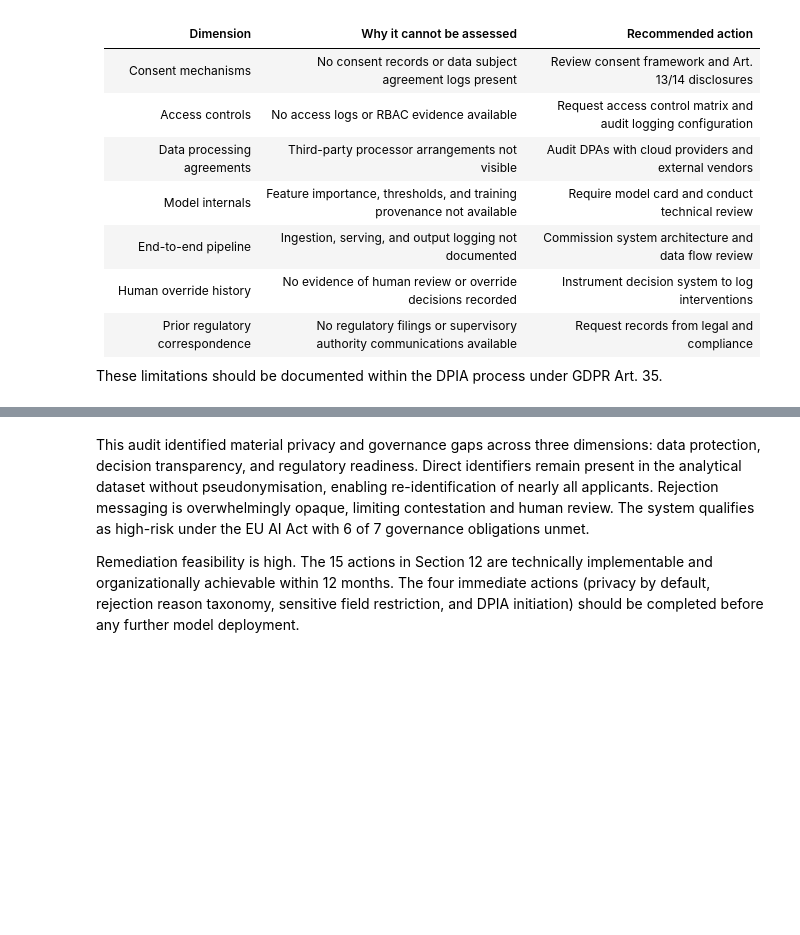
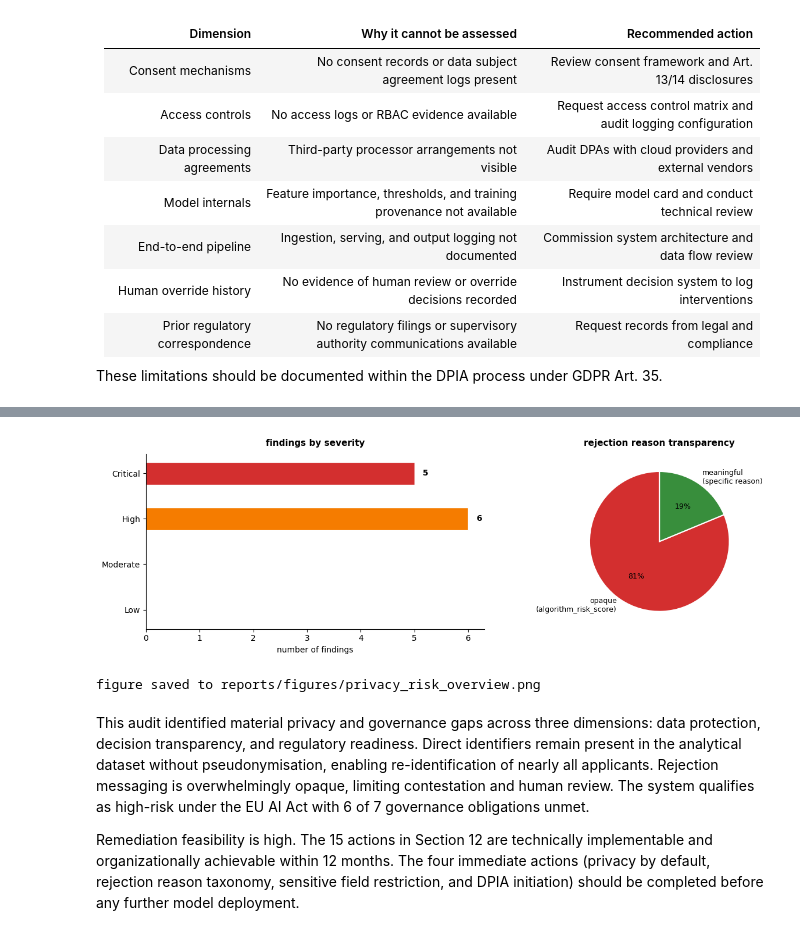
Before and after one commit to mchlkan/dego-2606-group3, a Jupyter notebook: notebooks/03-privacy-demo.ipynb, the cells around one changed output, grey strips where cells are left out. Cells and saved outputs as stored; diff of their text form; code cells hidden in the pictures; blank space fills up the shorter version.

Commit message:
feedback: complete review notebooks for data quality, bias, and privacy; fixed numbering issues

```diff
--- a/notebooks/03-privacy-demo.ipynb
+++ b/notebooks/03-privacy-demo.ipynb
@@ -1293,3 +1161,63 @@ print("figure saved to reports/figures/privacy_risk_overview.png")
+# %%
+import matplotlib.pyplot as plt
+import matplotlib.ticker as mticker
+
+findings = {
+    "Critical": 5,
+    "High": 6,
+    "Moderate": 0,
+    "Low": 0,
+}
+
+colors = {
+    "Critical": "#d32f2f",
+    "High": "#f57c00",
+    "Moderate": "#fbc02d",
+    "Low": "#388e3c",
+}
+
+fig, axes = plt.subplots(1, 2, figsize=(12, 4), gridspec_kw={"width_ratios": [1.4, 1]})
+
+# left: horizontal bar chart of severity counts
+severity_labels = list(findings.keys())
+severity_counts = list(findings.values())
+bar_colors = [colors[s] for s in severity_labels]
+
+axes[0].barh(severity_labels[::-1], severity_counts[::-1], color=bar_colors[::-1], edgecolor="white", height=0.5)
+axes[0].set_xlabel("number of findings", fontsize=10)
+axes[0].set_title("findings by severity", fontsize=11, fontweight="bold", pad=10)
+axes[0].xaxis.set_major_locator(mticker.MaxNLocator(integer=True))
+axes[0].spines["top"].set_visible(False)
+axes[0].spines["right"].set_visible(False)
+
+for i, (label, count) in enumerate(zip(severity_labels[::-1], severity_counts[::-1])):
+    if count > 0:
+        axes[0].text(count + 0.15, i, str(count), va="center", fontsize=10, fontweight="bold")
+
+# right: rejection reason breakdown (opaque vs meaningful)
+rej_labels = ["opaque\n(algorithm_risk_score)", "meaningful\n(specific reason)"]
+rej_values = [169, 39]
+rej_colors = ["#d32f2f", "#388e3c"]
+
+axes[1].pie(
+    rej_values,
+    labels=rej_labels,
+    colors=rej_colors,
+    autopct="%1.0f%%",
+    startangle=90,
+    textprops={"fontsize": 9},
+    wedgeprops={"edgecolor": "white", "linewidth": 1.5},
+)
+axes[1].set_title("rejection reason transparency", fontsize=11, fontweight="bold", pad=10)
+
+plt.tight_layout(w_pad=4)
+plt.savefig("../reports/figures/privacy_risk_overview.png", dpi=150, bbox_inches="tight")
+plt.show()
+
+print("figure saved to reports/figures/privacy_risk_overview.png")
+# %% [output]
+[figure, added]
+figure saved to reports/figures/privacy_risk_overview.png
 # %% [markdown]
 This audit identified material privacy and governance gaps across three dimensions: data protection, decision transparency, and regulatory readiness. Direct identifiers remain present in the analytical dataset without pseudonymisation, enabling re-identification of nearly all applicants. Rejection messaging is overwhelmingly opaque, limiting contestation and human review. The system qualifies as high-risk under the EU AI Act with 6 of 7 governance obligations unmet.
 
```
Also changed, not shown: parts of 14 cells of this notebook, 2 other files.
